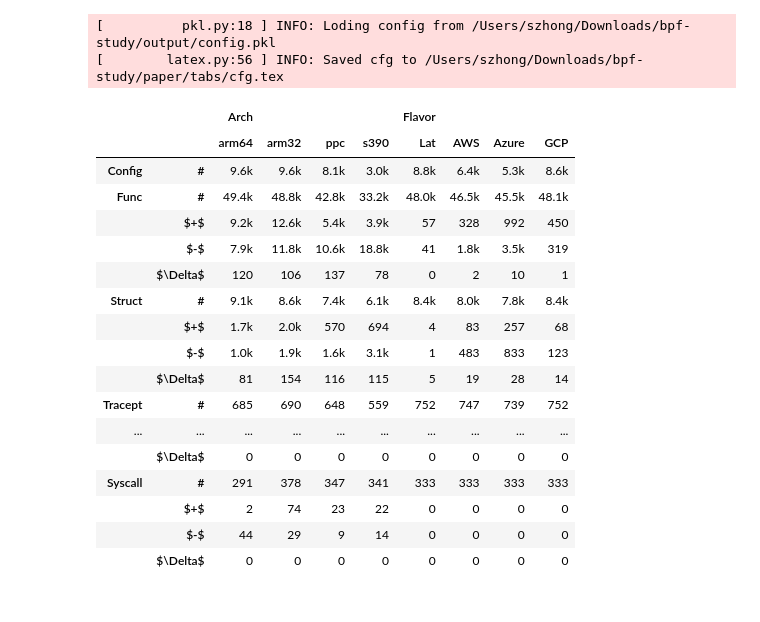
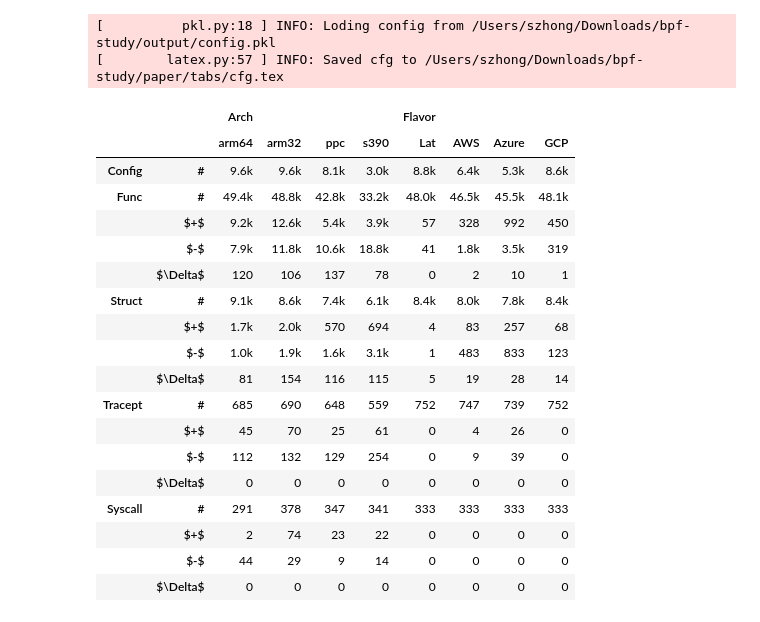
Before and after one commit to ShawnZhong/DepSurf, a Jupyter notebook: 39_config.ipynb, the cells around one changed output. Cells and saved outputs as stored; diff of their text form; code cells hidden in the pictures.

```diff
--- a/39_config.ipynb
+++ b/39_config.ipynb
@@ -17,7 +17,6 @@ ISSUES = {
 }
 
 KINDS = {
-    DepKind.LSM: "LSM",
     DepKind.STRUCT: "Struct",
     DepKind.CONFIG: "Config",
     DepKind.FUNC: "Func",
@@ -38,36 +37,37 @@ for (versions, pair), d in data.items():
         if not s:
             continue
         if v > 1000:
             v = f"{v/1000:.1f}k"
         result[(kind, s)] = v
-    results[(versions, versions.version_to_str(pair.v2))] = result
+    results[(versions, versions.to_str(pair.v2))] = result
 
 
 df = pd.DataFrame(results)
 df = df.loc[(df != 0).any(axis=1) | (df.index.get_level_values(1) == "$\Delta$")]
 
 
 df_latex = df.map(lambda x: GRAY_DASH if x == 0 else x)
 latex = df_latex.to_latex(multicolumn_format="c|", column_format="ll|rrrr|rrrr", multirow=True)
 
 save_latex(latex, "cfg", rotate=False)
 df
 # %% [output]
 [          pkl.py:18 ] INFO: Loding config from /Users/szhong/Downloads/bpf-study/output/config.pkl
-[        latex.py:56 ] INFO: Saved cfg to /Users/szhong/Downloads/bpf-study/paper/tabs/cfg.tex
+[        latex.py:57 ] INFO: Saved cfg to /Users/szhong/Downloads/bpf-study/paper/tabs/cfg.tex
 |  |  | Arch |  |  |  | Flavor |  |  |  |
 |  |  | arm64 | arm32 | ppc | s390 | Lat | AWS | Azure | GCP |
 | Config | # | 9.6k | 9.6k | 8.1k | 3.0k | 8.8k | 6.4k | 5.3k | 8.6k |
 | Func | # | 49.4k | 48.8k | 42.8k | 33.2k | 48.0k | 46.5k | 45.5k | 48.1k |
 |  | $+$ | 9.2k | 12.6k | 5.4k | 3.9k | 57 | 328 | 992 | 450 |
 |  | $-$ | 7.9k | 11.8k | 10.6k | 18.8k | 41 | 1.8k | 3.5k | 319 |
 |  | $\Delta$ | 120 | 106 | 137 | 78 | 0 | 2 | 10 | 1 |
 | Struct | # | 9.1k | 8.6k | 7.4k | 6.1k | 8.4k | 8.0k | 7.8k | 8.4k |
 |  | $+$ | 1.7k | 2.0k | 570 | 694 | 4 | 83 | 257 | 68 |
 |  | $-$ | 1.0k | 1.9k | 1.6k | 3.1k | 1 | 483 | 833 | 123 |
 |  | $\Delta$ | 81 | 154 | 116 | 115 | 5 | 19 | 28 | 14 |
 | Tracept | # | 685 | 690 | 648 | 559 | 752 | 747 | 739 | 752 |
-| ... | ... | ... | ... | ... | ... | ... | ... | ... | ... |
+|  | $+$ | 45 | 70 | 25 | 61 | 0 | 4 | 26 | 0 |
+|  | $-$ | 112 | 132 | 129 | 254 | 0 | 9 | 39 | 0 |
 |  | $\Delta$ | 0 | 0 | 0 | 0 | 0 | 0 | 0 | 0 |
 | Syscall | # | 291 | 378 | 347 | 341 | 333 | 333 | 333 | 333 |
 |  | $+$ | 2 | 74 | 23 | 22 | 0 | 0 | 0 | 0 |
```
Also changed, not shown: 6 other files.
